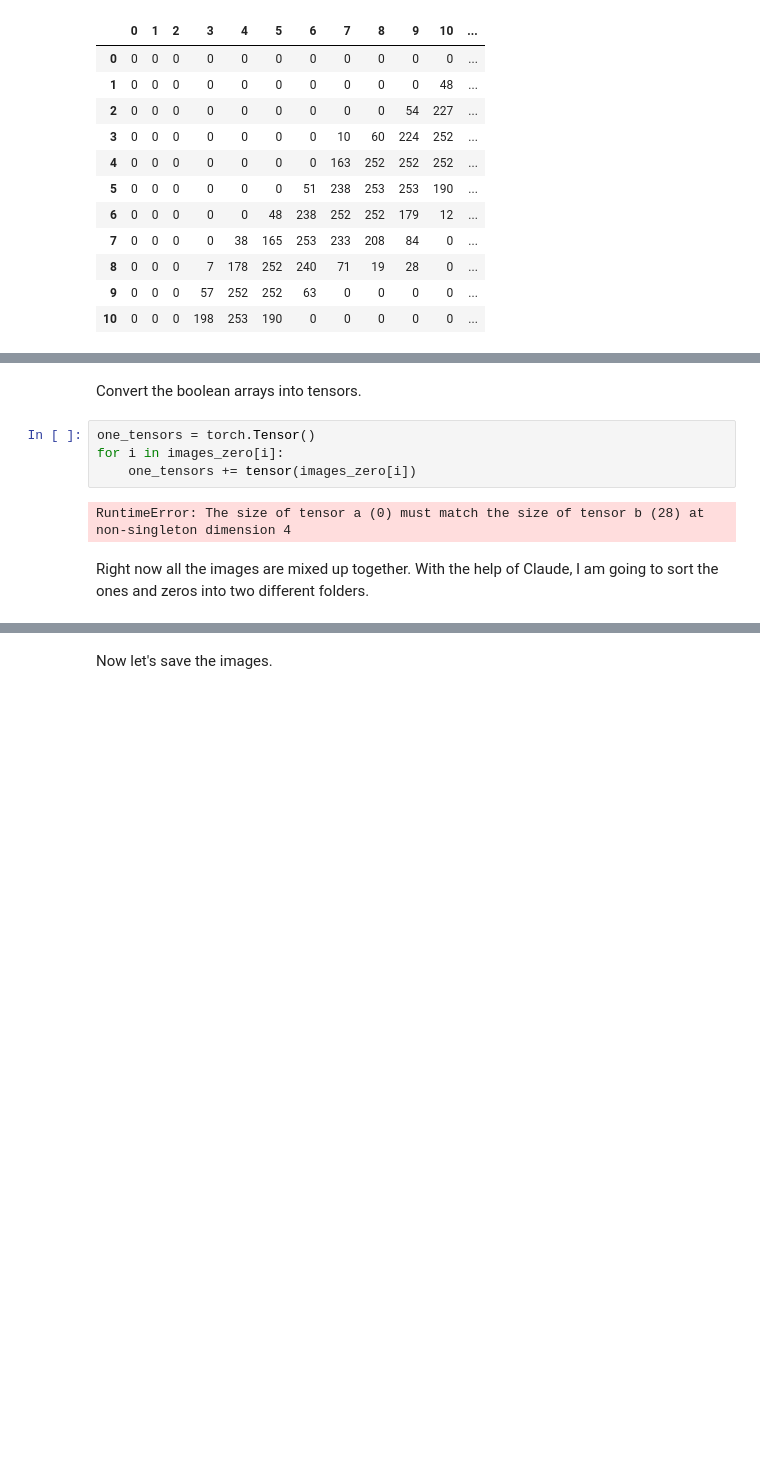
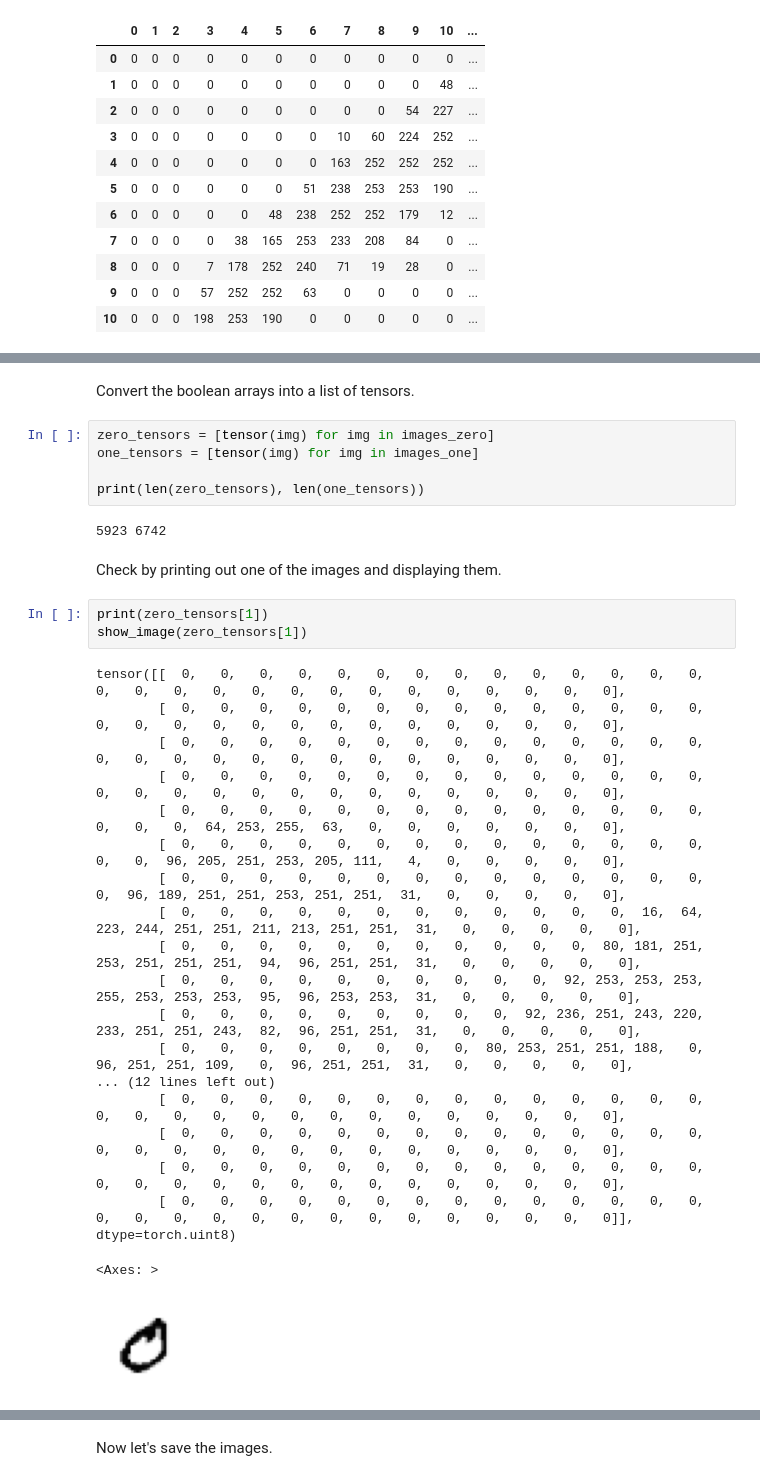
Before and after one commit to natalieho1/DigitClassifier, a Jupyter notebook: digit-classifier-0-or-1.ipynb, the cells around one changed output, grey strips where cells are left out. Saved outputs shown, nothing was run; the diff lists cells and outputs as text; blank space fills up the shorter version.

```diff
--- a/digit-classifier-0-or-1.ipynb
+++ b/digit-classifier-0-or-1.ipynb
@@ -184,12 +178,36 @@ for i in range(5):
 # %% [markdown]
-Convert the boolean arrays into tensors.
+Convert the boolean arrays into a list of tensors.
-# %%
-one_tensors = torch.Tensor()
-for i in images_zero[i]:
-    one_tensors += tensor(images_zero[i])
-# %% [output]
-RuntimeError: The size of tensor a (0) must match the size of tensor b (28) at non-singleton dimension 4
-# %% [markdown]
-Right now all the images are mixed up together. With the help of Claude, I am going to sort the ones and zeros into two different folders.
+# %%
+zero_tensors = [tensor(img) for img in images_zero]
+one_tensors = [tensor(img) for img in images_one]
+
+print(len(zero_tensors), len(one_tensors))
+# %% [output]
+5923 6742
+# %% [markdown]
+Check by printing out one of the images and displaying them.
+# %%
+print(zero_tensors[1])
+show_image(zero_tensors[1])
+# %% [output]
+tensor([[  0,   0,   0,   0,   0,   0,   0,   0,   0,   0,   0,   0,   0,   0,   0,   0,   0,   0,   0,   0,   0,   0,   0,   0,   0,   0,   0,   0],
+        [  0,   0,   0,   0,   0,   0,   0,   0,   0,   0,   0,   0,   0,   0,   0,   0,   0,   0,   0,   0,   0,   0,   0,   0,   0,   0,   0,   0],
+        [  0,   0,   0,   0,   0,   0,   0,   0,   0,   0,   0,   0,   0,   0,   0,   0,   0,   0,   0,   0,   0,   0,   0,   0,   0,   0,   0,   0],
+        [  0,   0,   0,   0,   0,   0,   0,   0,   0,   0,   0,   0,   0,   0,   0,   0,   0,   0,   0,   0,   0,   0,   0,   0,   0,   0,   0,   0],
+        [  0,   0,   0,   0,   0,   0,   0,   0,   0,   0,   0,   0,   0,   0,   0,   0,   0,  64, 253, 255,  63,   0,   0,   0,   0,   0,   0,   0],
+        [  0,   0,   0,   0,   0,   0,   0,   0,   0,   0,   0,   0,   0,   0,   0,   0,  96, 205, 251, 253, 205, 111,   4,   0,   0,   0,   0,   0],
+        [  0,   0,   0,   0,   0,   0,   0,   0,   0,   0,   0,   0,   0,   0,   0,  96, 189, 251, 251, 253, 251, 251,  31,   0,   0,   0,   0,   0],
+        [  0,   0,   0,   0,   0,   0,   0,   0,   0,   0,   0,   0,  16,  64, 223, 244, 251, 251, 211, 213, 251, 251,  31,   0,   0,   0,   0,   0],
+        [  0,   0,   0,   0,   0,   0,   0,   0,   0,   0,   0,  80, 181, 251, 253, 251, 251, 251,  94,  96, 251, 251,  31,   0,   0,   0,   0,   0],
+        [  0,   0,   0,   0,   0,   0,   0,   0,   0,   0,  92, 253, 253, 253, 255, 253, 253, 253,  95,  96, 253, 253,  31,   0,   0,   0,   0,   0],
+        [  0,   0,   0,   0,   0,   0,   0,   0,   0,  92, 236, 251, 243, 220, 233, 251, 251, 243,  82,  96, 251, 251,  31,   0,   0,   0,   0,   0],
+        [  0,   0,   0,   0,   0,   0,   0,   0,  80, 253, 251, 251, 188,   0,  96, 251, 251, 109,   0,  96, 251, 251,  31,   0,   0,   0,   0,   0],
+... (12 lines left out)
+        [  0,   0,   0,   0,   0,   0,   0,   0,   0,   0,   0,   0,   0,   0,   0,   0,   0,   0,   0,   0,   0,   0,   0,   0,   0,   0,   0,   0],
+        [  0,   0,   0,   0,   0,   0,   0,   0,   0,   0,   0,   0,   0,   0,   0,   0,   0,   0,   0,   0,   0,   0,   0,   0,   0,   0,   0,   0],
+        [  0,   0,   0,   0,   0,   0,   0,   0,   0,   0,   0,   0,   0,   0,   0,   0,   0,   0,   0,   0,   0,   0,   0,   0,   0,   0,   0,   0],
+        [  0,   0,   0,   0,   0,   0,   0,   0,   0,   0,   0,   0,   0,   0,   0,   0,   0,   0,   0,   0,   0,   0,   0,   0,   0,   0,   0,   0]], dtype=torch.uint8)
+<Axes: >
+[figure, added]
 # %%
 #Create directory paths
```
Also changed, not shown: parts of 5 cells of this notebook.
